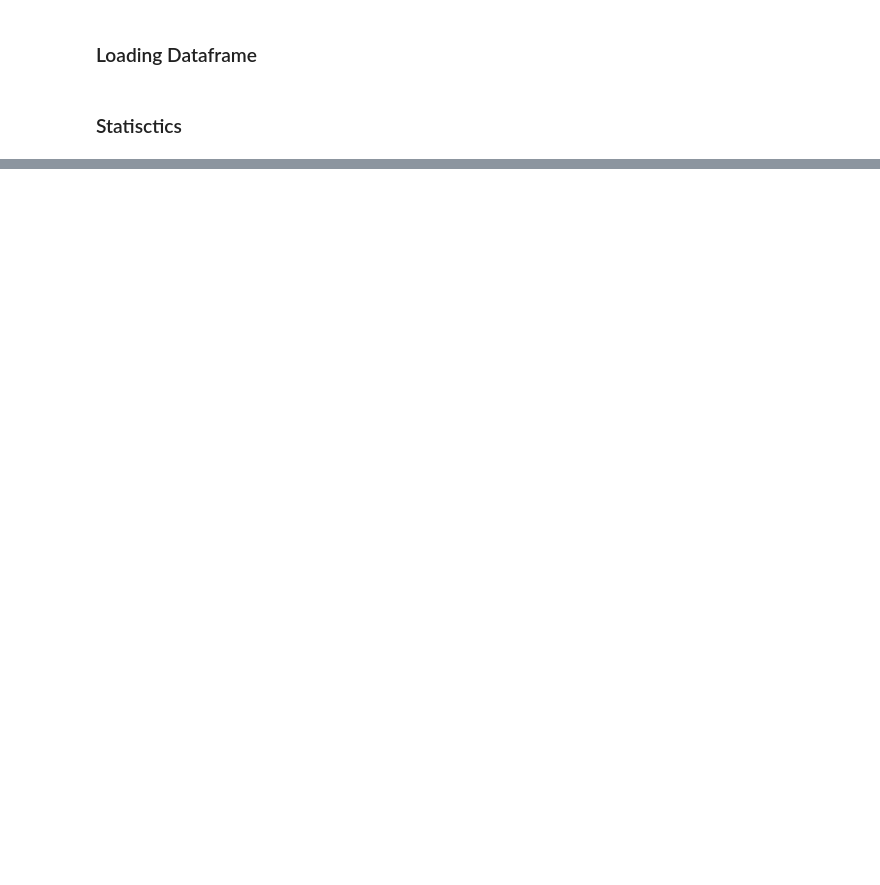
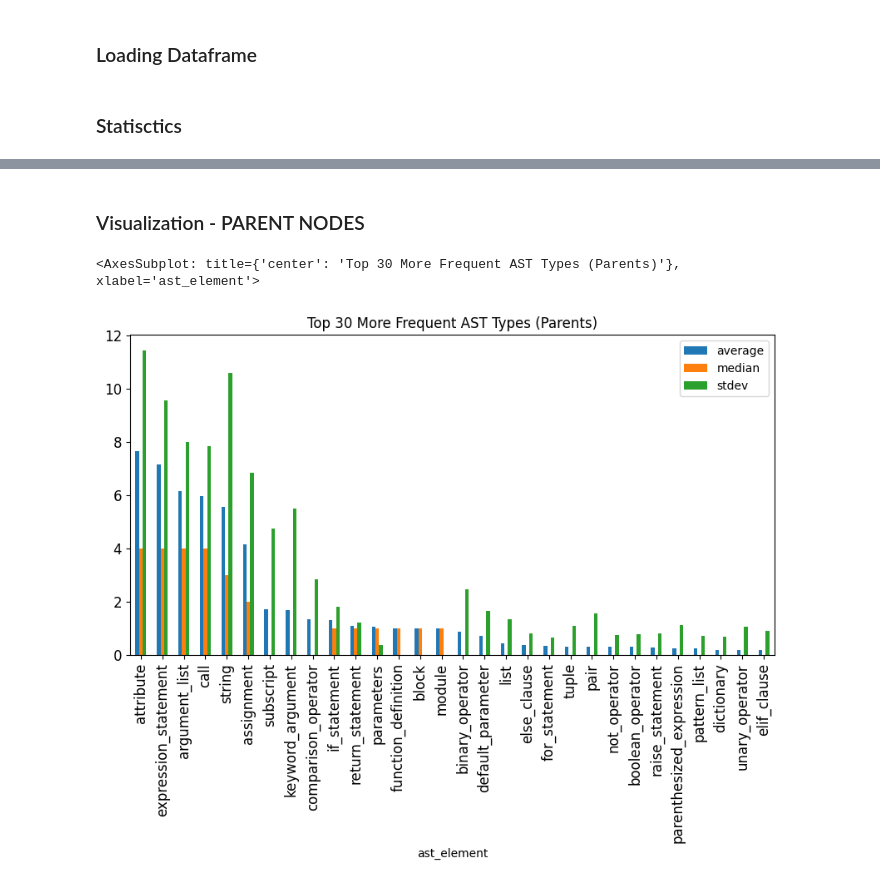
Before and after one commit to WM-SEMERU/CodeSyntaxConcept, a Jupyter notebook: experimental_notebooks/exploratory_analysis.ipynb, the cells around one changed output, grey strips where cells are left out. Saved outputs shown, nothing was run; the diff lists cells and outputs as text; code cells hidden in the pictures; blank space fills up the shorter version.

```diff
--- a/experimental_notebooks/exploratory_analysis.ipynb
+++ b/experimental_notebooks/exploratory_analysis.ipynb
@@ -68,0 +124,10 @@ bottom_30.plot(x='ast_element',kind='bar', title='Top 30 Less Frequent Concepts'
+# %% [markdown]
+### Visualization - PARENT NODES
+# %%
+parent_nodes_dataframe = node_counts_dataframe[node_counts_dataframe['leaf_node'] == False]
+# %%
+top_10 = parent_nodes_dataframe.sort_values(by=['average'], ascending=False).head(30)
+top_10.plot(x='ast_element',kind='bar',fontsize=12, title='Top 30 More Frequent AST Types (Parents)', figsize=(10,5))
+# %% [output]
+<AxesSubplot: title={'center': 'Top 30 More Frequent AST Types (Parents)'}, xlabel='ast_element'>
+[figure, added]
```
Also changed, not shown: parts of 16 cells of this notebook, 1 other file.
